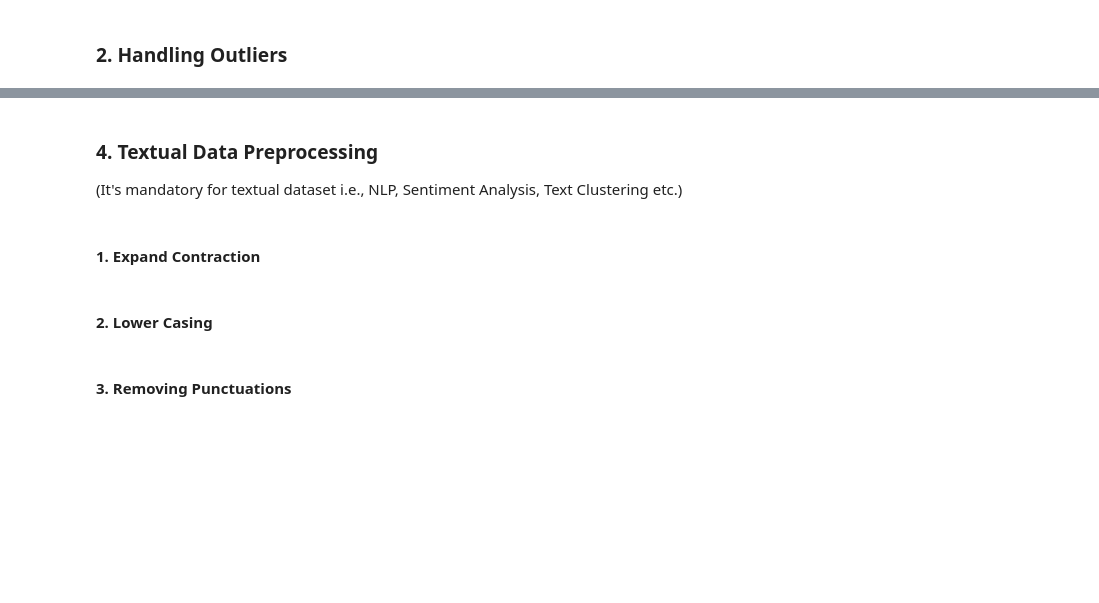
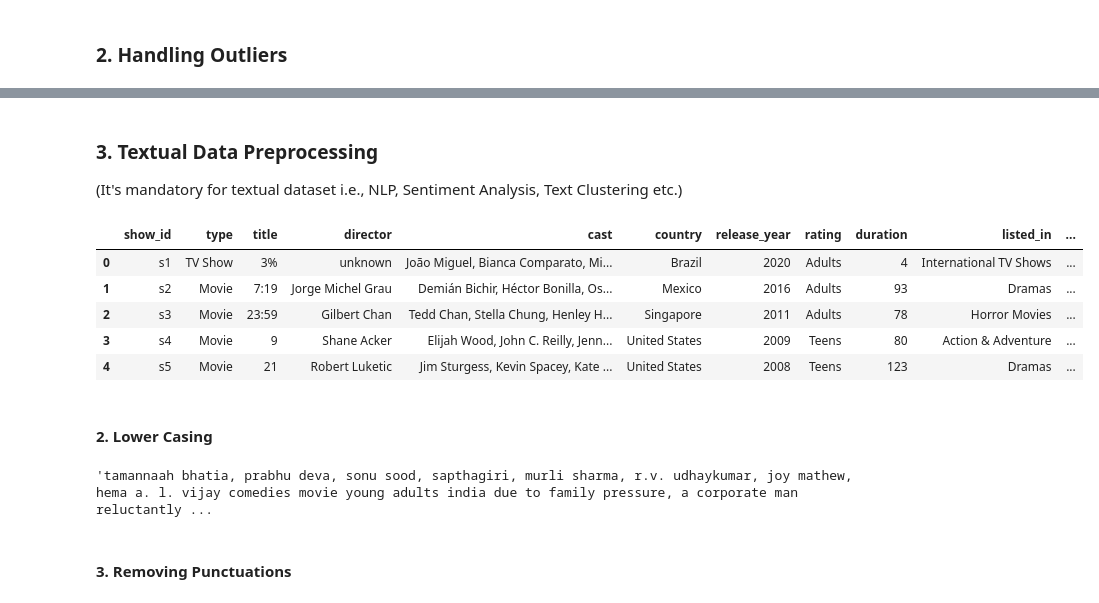
Before and after one commit to OmprakashDebata/Netflix_Content_Clustering, a Jupyter notebook: Project_Netflix.ipynb, the cells around one changed output, grey strips where cells are left out. Saved outputs shown, nothing was run; the diff lists cells and outputs as text; code cells hidden in the pictures; blank space fills up the shorter version.

```diff
--- a/Project_Netflix.ipynb
+++ b/Project_Netflix.ipynb
@@ -1172,5 +1180,3 @@ Answer Here.
 # %% [markdown]
-### 4. Textual Data Preprocessing
+### 3. Textual Data Preprocessing
 (It's mandatory for textual dataset i.e., NLP, Sentiment Analysis, Text Clustering etc.)
-# %% [markdown]
-#### 1. Expand Contraction
@@ -1179,2 +1183,19 @@ Answer Here.
+# %%
+# Drop unnecessary columns
+
+columns_to_drop = [ 'added_month', 'added_day', 'added_year']
+netflix_data.drop(columns=columns_to_drop, inplace=True)
+# %%
+# Creating new feature content_detail with the help of other textual attributes
+netflix_data["content_detail"]= netflix_data["cast"]+" "+netflix_data["director"]+" "+netflix_data["listed_in"]+" "+netflix_data["type"]+" "+netflix_data["rating"]+" "+netflix_data["country"]+" "+netflix_data["description"]
+# %%
+netflix_data.head()
+# %% [output]
+|  | show_id | type | title | director | cast | country | release_year | rating | duration | listed_in | ... |
+| 0 | s1 | TV Show | 3% | unknown | João Miguel, Bianca Comparato, Mi... | Brazil | 2020 | Adults | 4 | International TV Shows | ... |
+| 1 | s2 | Movie | 7:19 | Jorge Michel Grau | Demián Bichir, Héctor Bonilla, Os... | Mexico | 2016 | Adults | 93 | Dramas | ... |
+| 2 | s3 | Movie | 23:59 | Gilbert Chan | Tedd Chan, Stella Chung, Henley H... | Singapore | 2011 | Adults | 78 | Horror Movies | ... |
+| 3 | s4 | Movie | 9 | Shane Acker | Elijah Wood, John C. Reilly, Jenn... | United States | 2009 | Teens | 80 | Action & Adventure | ... |
+| 4 | s5 | Movie | 21 | Robert Luketic | Jim Sturgess, Kevin Spacey, Kate ... | United States | 2008 | Teens | 123 | Dramas | ... |
 # %% [markdown]
 #### 2. Lower Casing
@@ -1183,2 +1202,11 @@ Answer Here.
+# %%
+# Lower Casing
+
+netflix_data['content_detail']= netflix_data['content_detail'].str.lower()
+
+# Checking the manipulation
+netflix_data.iloc[281,]['content_detail']
+# %% [output]
+'tamannaah bhatia, prabhu deva, sonu sood, sapthagiri, murli sharma, r.v. udhaykumar, joy mathew, hema a. l. vijay comedies movie young adults india due to family pressure, a corporate man reluctantly ...
 # %% [markdown]
 #### 3. Removing Punctuations
```
Also changed, not shown: parts of 70 cells of this notebook.
